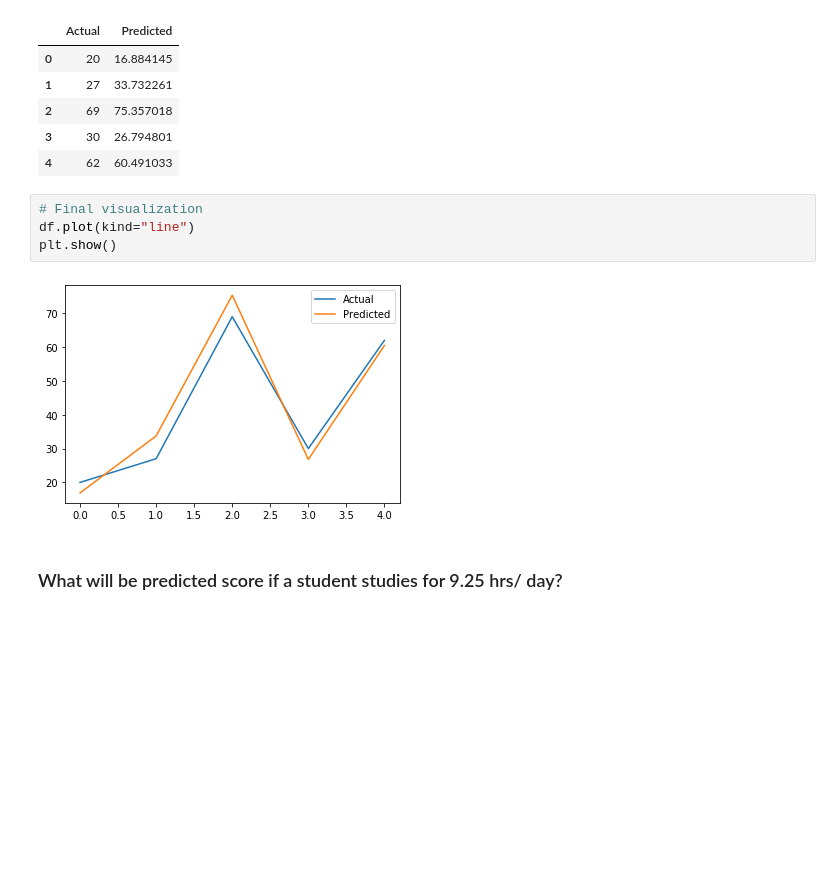
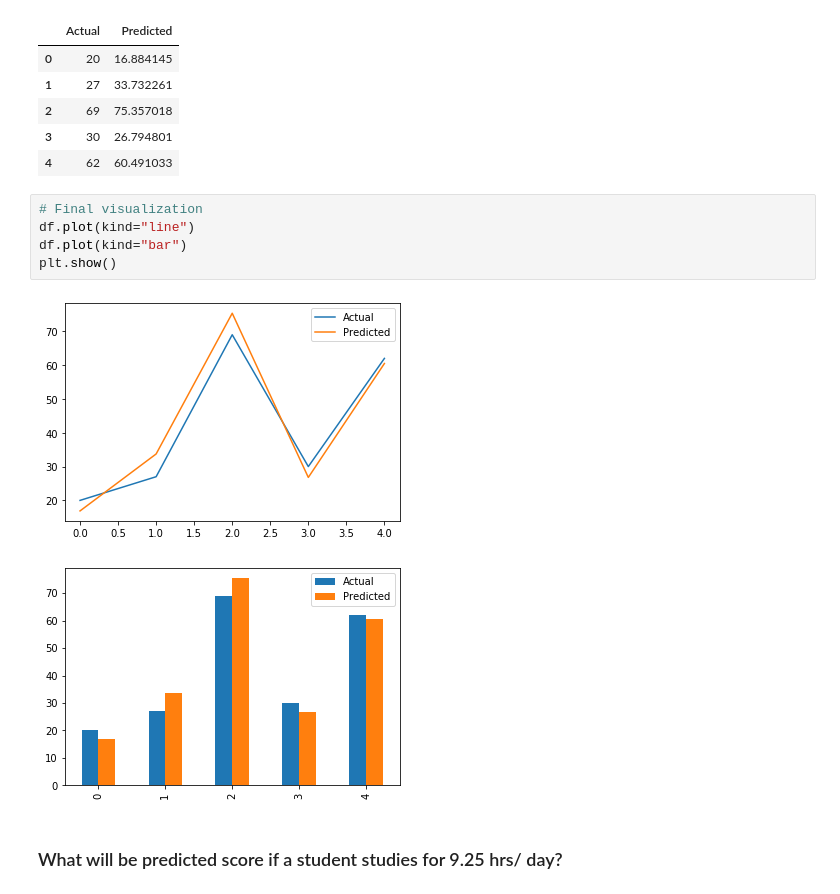
Before and after one commit to thegautamkumarjaiswal/Predict_the_percentage, a Jupyter notebook: main_file.ipynb, the cells around one changed output. Saved outputs shown, nothing was run; the diff lists cells and outputs as text; blank space fills up the shorter version.

```diff
--- a/main_file.ipynb
+++ b/main_file.ipynb
@@ -139,9 +139,11 @@ df
 # %%
 # Final visualization
 df.plot(kind="line")
+df.plot(kind="bar")
 plt.show()
 # %% [output]
 [figure]
+[figure, added]
 # %% [markdown]
 ### What will be predicted score if a student studies for 9.25 hrs/ day?
 # %%
```
Also changed, not shown: parts of 1 cell of this notebook.
